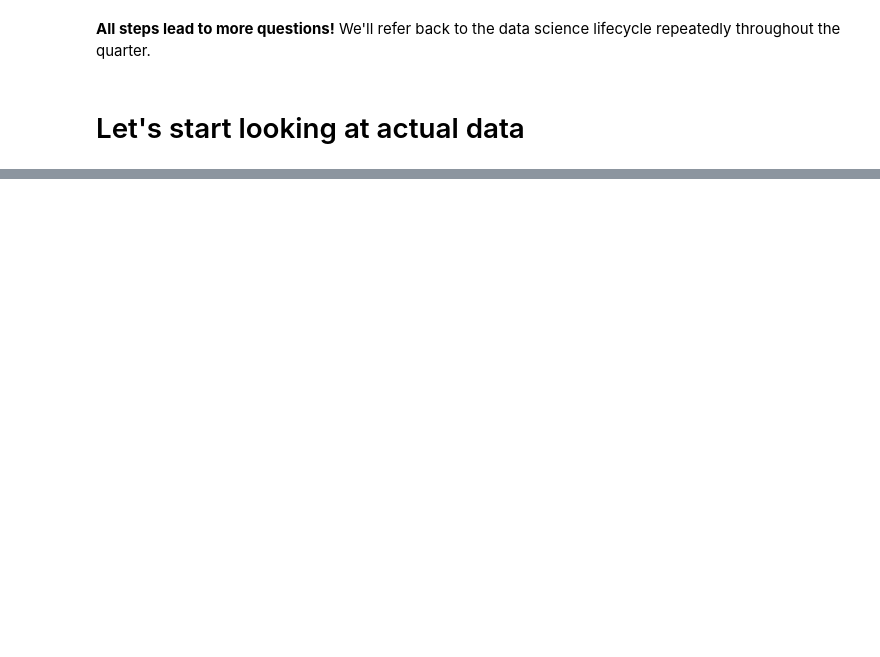
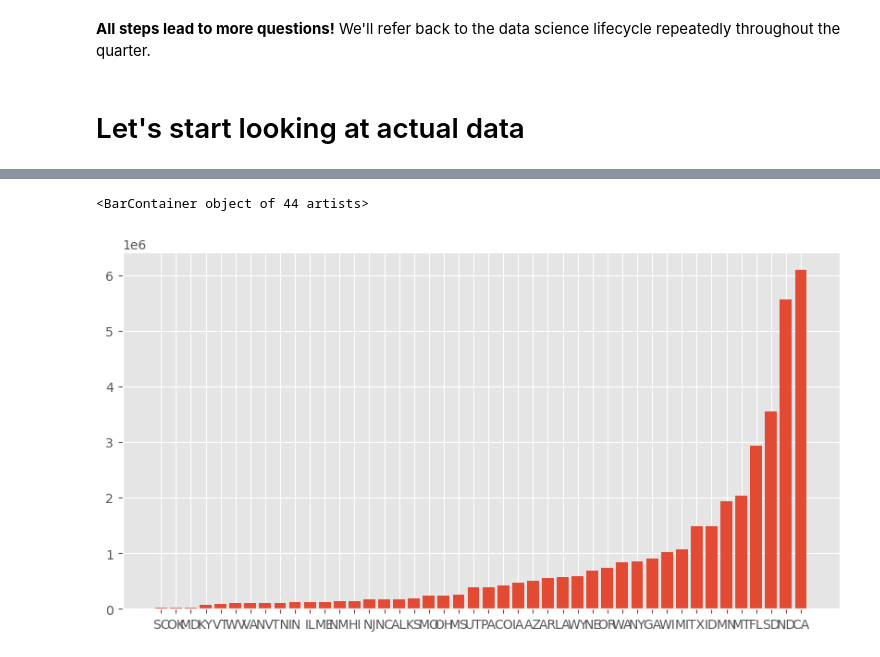
Before and after one commit to codewithher/datascience_workshop, a Jupyter notebook: ds_workshop.ipynb, the cells around one changed output, grey strips where cells are left out. Drawn from its saved outputs; the diff is of its cells as text; code cells hidden in the pictures; blank space fills up the shorter version.

```diff
--- a/ds_workshop.ipynb
+++ b/ds_workshop.ipynb
@@ -125,0 +123,3 @@ df
+# %%
+df_state_col = df.groupby("state")["numcol"].sum().reset_index().sort_values(by="numcol")
+df_state_col.head()
@@ -125,0 +133,5 @@ df
+# %%
+plt.bar(df_state_col["state"], df_state_col["numcol"])
+# %% [output]
+<BarContainer object of 44 artists>
+[figure, added]
```
Also changed, not shown: parts of 10 cells of this notebook.
